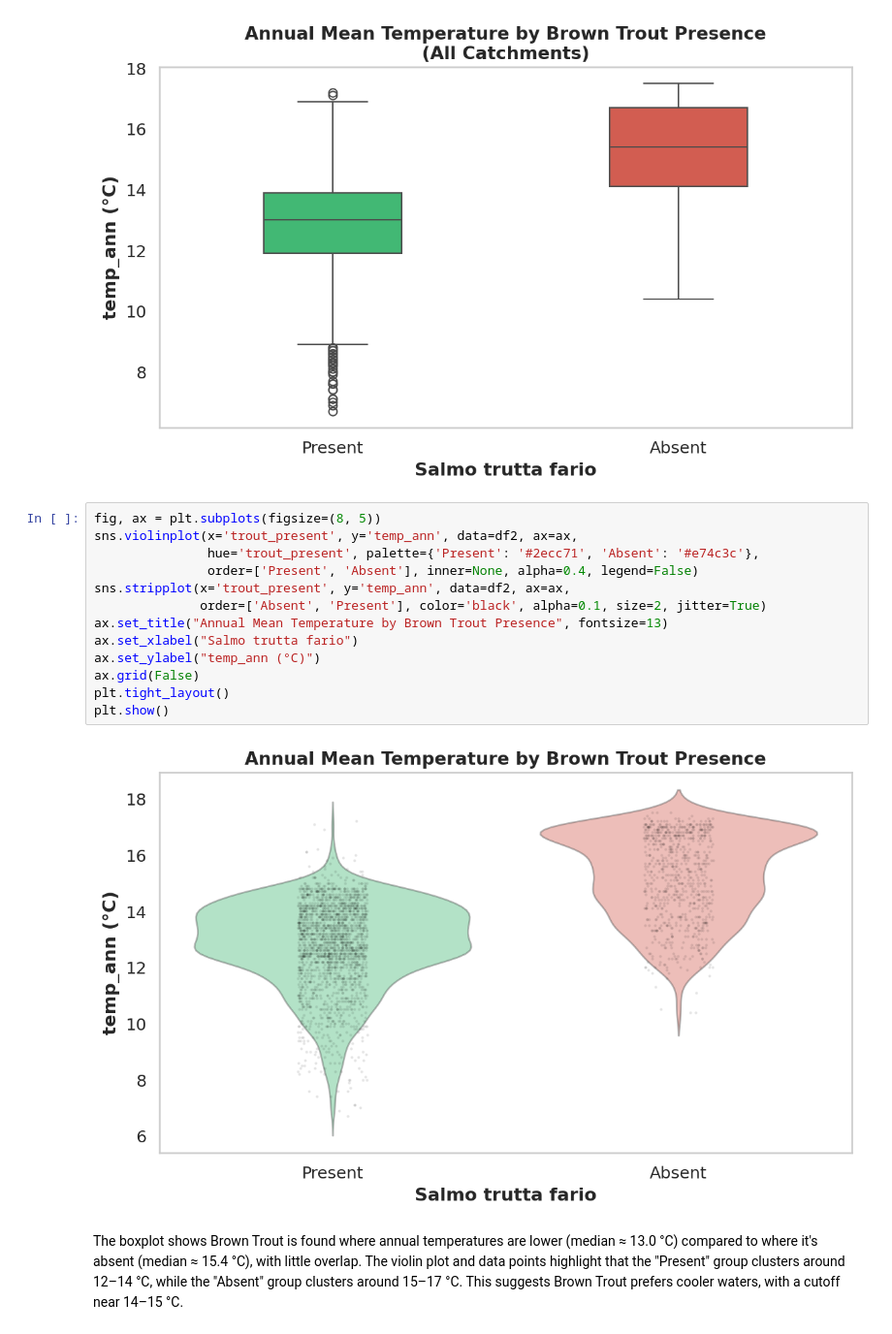
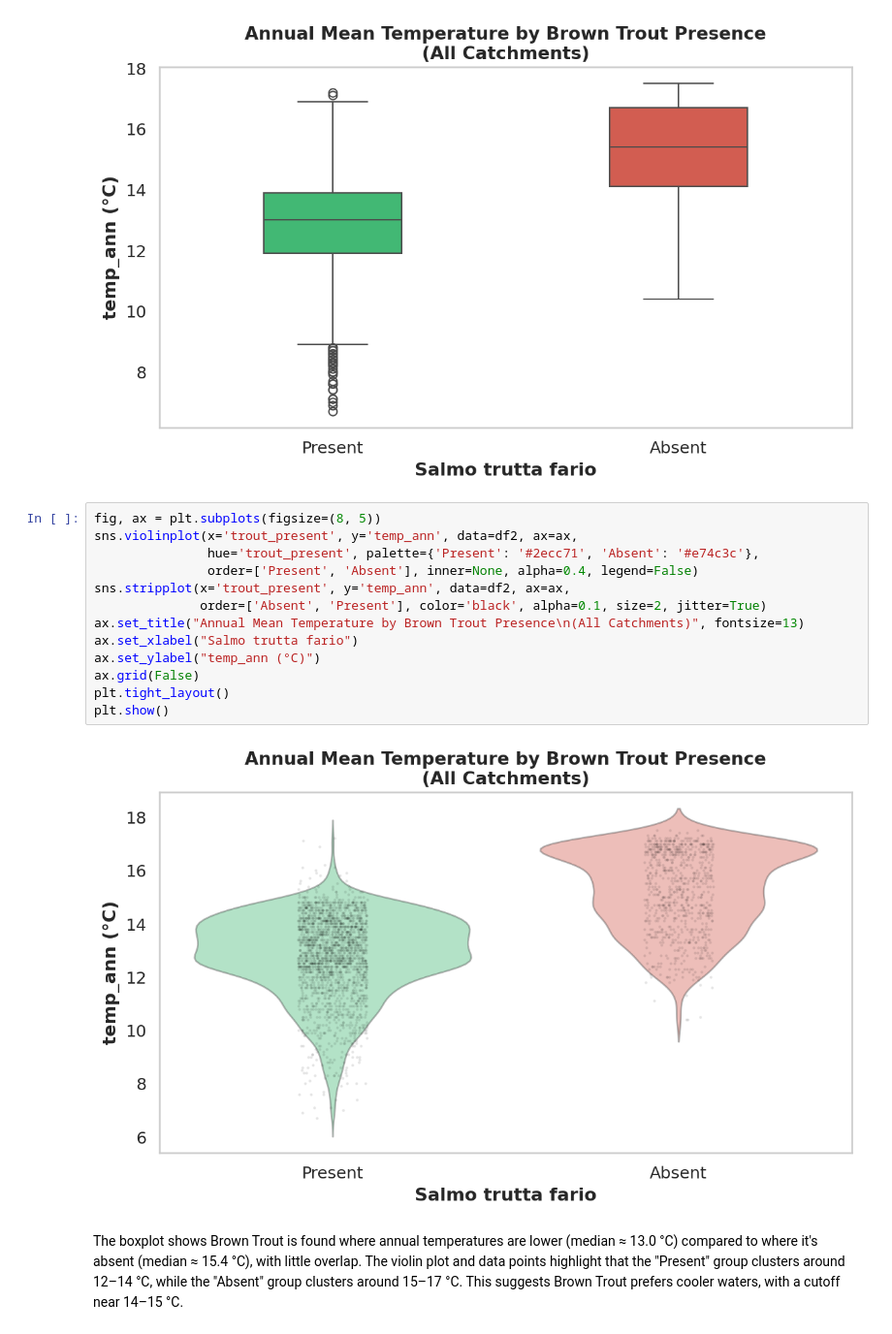
Before and after one commit to dgonzales1222/greends_avcad_exercises, a Jupyter notebook: exercise_04/avcad_exer04_dgonzales.ipynb, the cells around one changed output. Shown at 97% size. Drawn from its saved outputs; the diff is of its cells as text.

```diff
--- a/exercise_04/avcad_exer04_dgonzales.ipynb
+++ b/exercise_04/avcad_exer04_dgonzales.ipynb
@@ -123,17 +123,17 @@ plt.show()
 # %%
 fig, ax = plt.subplots(figsize=(8, 5))
 sns.violinplot(x='trout_present', y='temp_ann', data=df2, ax=ax,
                hue='trout_present', palette={'Present': '#2ecc71', 'Absent': '#e74c3c'},
                order=['Present', 'Absent'], inner=None, alpha=0.4, legend=False)
 sns.stripplot(x='trout_present', y='temp_ann', data=df2, ax=ax,
               order=['Absent', 'Present'], color='black', alpha=0.1, size=2, jitter=True)
-ax.set_title("Annual Mean Temperature by Brown Trout Presence", fontsize=13)
+ax.set_title("Annual Mean Temperature by Brown Trout Presence\n(All Catchments)", fontsize=13)
 ax.set_xlabel("Salmo trutta fario")
 ax.set_ylabel("temp_ann (°C)")
 ax.grid(False)
 plt.tight_layout()
 plt.show()
 # %% [output]
-[figure, old version]
+[figure, new version]
 # %% [markdown]
 The boxplot shows Brown Trout is found where annual temperatures are lower (median ≈ 13.0 °C) compared to where it's absent (median ≈ 15.4 °C), with little overlap. The violin plot and data points highlight that the "Present" group clusters around 12–14 °C, while the "Absent" group clusters around 15–17 °C. This suggests Brown Trout prefers cooler waters, with a cutoff near 14–15 °C.
```
Also changed, not shown: parts of 5 cells of this notebook.
